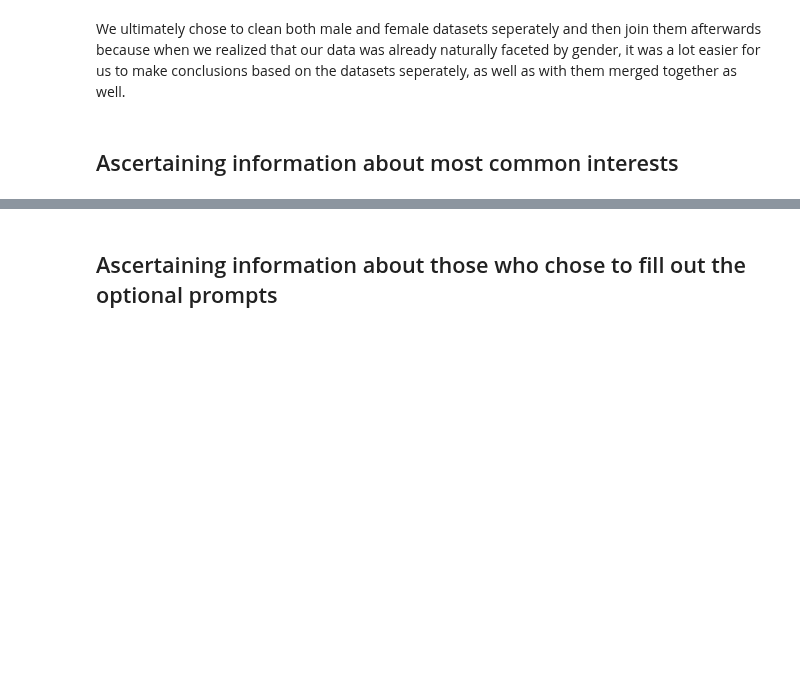
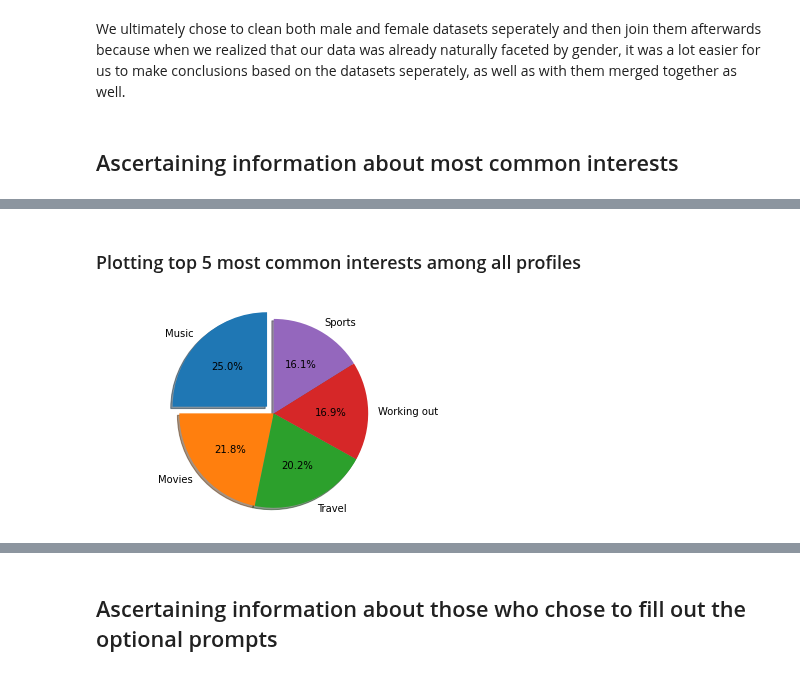
Before and after one commit to ccvale/tinder-profile-analysis, a Jupyter notebook: tinderquery.ipynb, the cells around one changed output, grey strips where cells are left out. Drawn from its saved outputs; the diff is of its cells as text; code cells hidden in the pictures; blank space fills up the shorter version.

```diff
--- a/tinderquery.ipynb
+++ b/tinderquery.ipynb
@@ -122,0 +123,6 @@ generatePie(profiles, (0, 0, 0, 0.1, 0))
+# %% [markdown]
+### Plotting top 5 most common interests among all profiles
+# %%
+generatePie(profiles)
+# %% [output]
+[figure, added]
```
Also changed, not shown: parts of 18 cells of this notebook.
